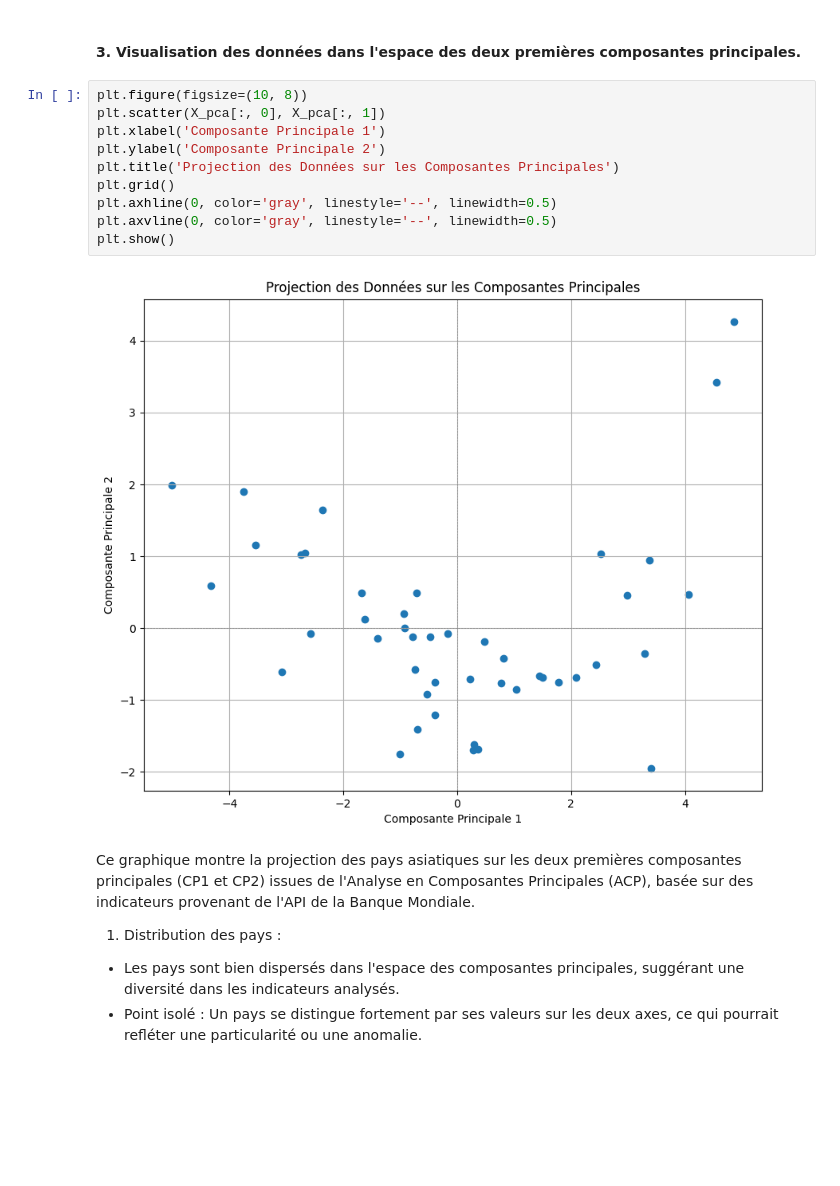
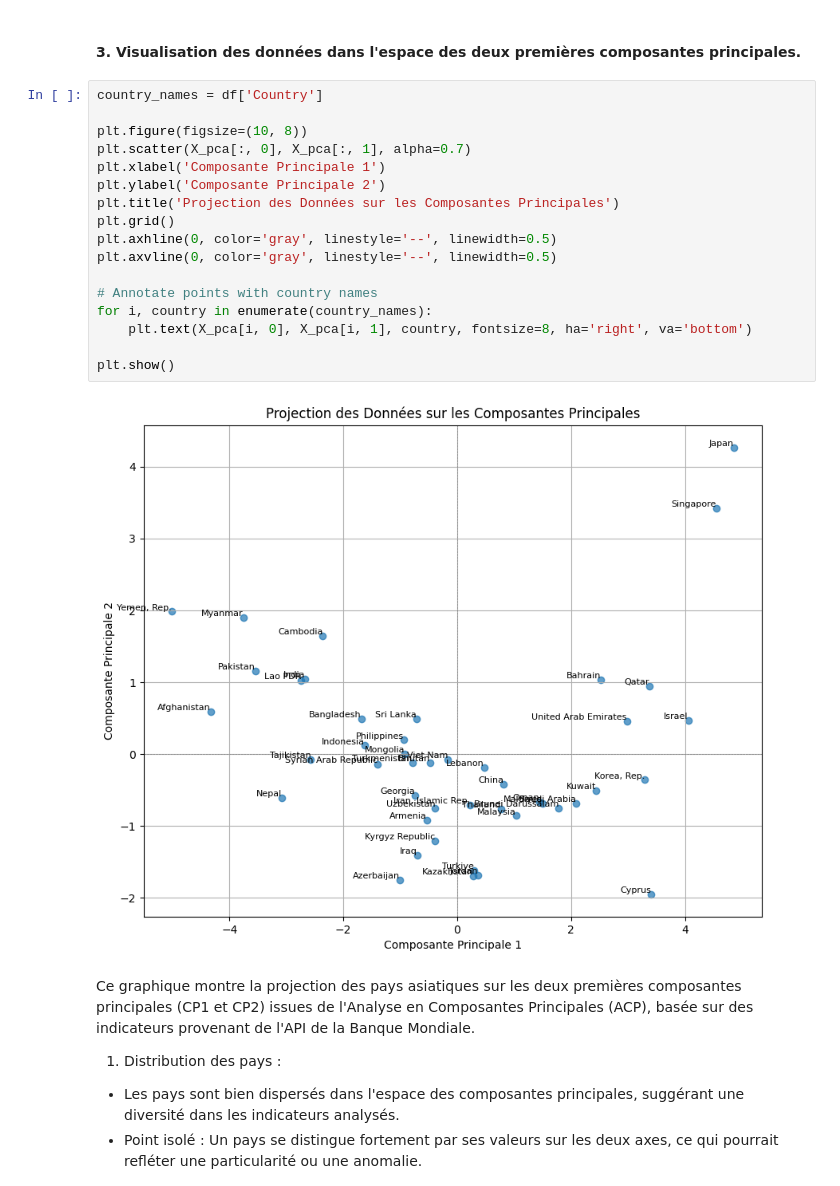
Before and after one commit to mohammed-elkyoud/Data-analyst-project-using-the-World-Bank-API, a Jupyter notebook: Developpement humain et societe.ipynb, the cells around one changed output. Drawn from its saved outputs; the diff is of its cells as text; blank space fills up the shorter version.

```diff
--- a/Developpement humain et societe.ipynb
+++ b/Developpement humain et societe.ipynb
@@ -247,17 +247,24 @@ Nouvelles données après ACP :
 # %% [markdown]
 #### 3. Visualisation des données dans l'espace des deux premières composantes principales.
 # %%
+country_names = df['Country']
+
 plt.figure(figsize=(10, 8))
-plt.scatter(X_pca[:, 0], X_pca[:, 1])
+plt.scatter(X_pca[:, 0], X_pca[:, 1], alpha=0.7)
 plt.xlabel('Composante Principale 1')
 plt.ylabel('Composante Principale 2')
 plt.title('Projection des Données sur les Composantes Principales')
 plt.grid()
 plt.axhline(0, color='gray', linestyle='--', linewidth=0.5)
 plt.axvline(0, color='gray', linestyle='--', linewidth=0.5)
+
+# Annotate points with country names
+for i, country in enumerate(country_names):
+    plt.text(X_pca[i, 0], X_pca[i, 1], country, fontsize=8, ha='right', va='bottom')
+
 plt.show()
 # %% [output]
-[figure, old version]
+[figure, new version]
 # %% [markdown]
 Ce graphique montre la projection des pays asiatiques sur les deux premières composantes principales (CP1 et CP2) issues de l'Analyse en Composantes Principales (ACP), basée sur des indicateurs provenant de l'API de la Banque Mondiale.
 
```
Also changed, not shown: parts of 5 cells of this notebook, 1 other file.
